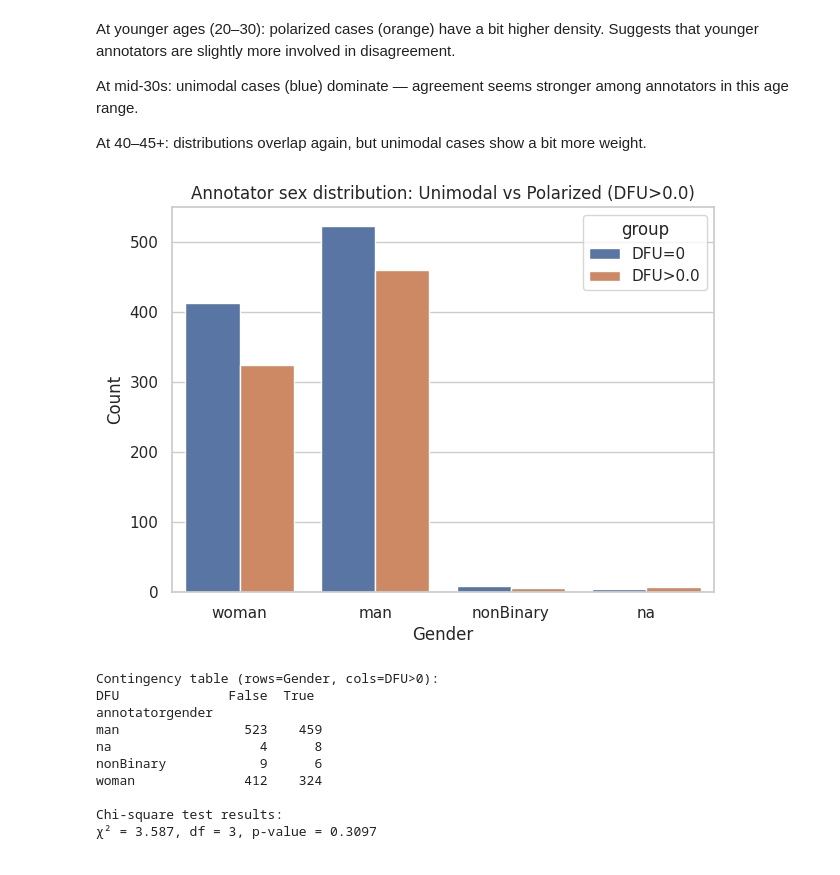
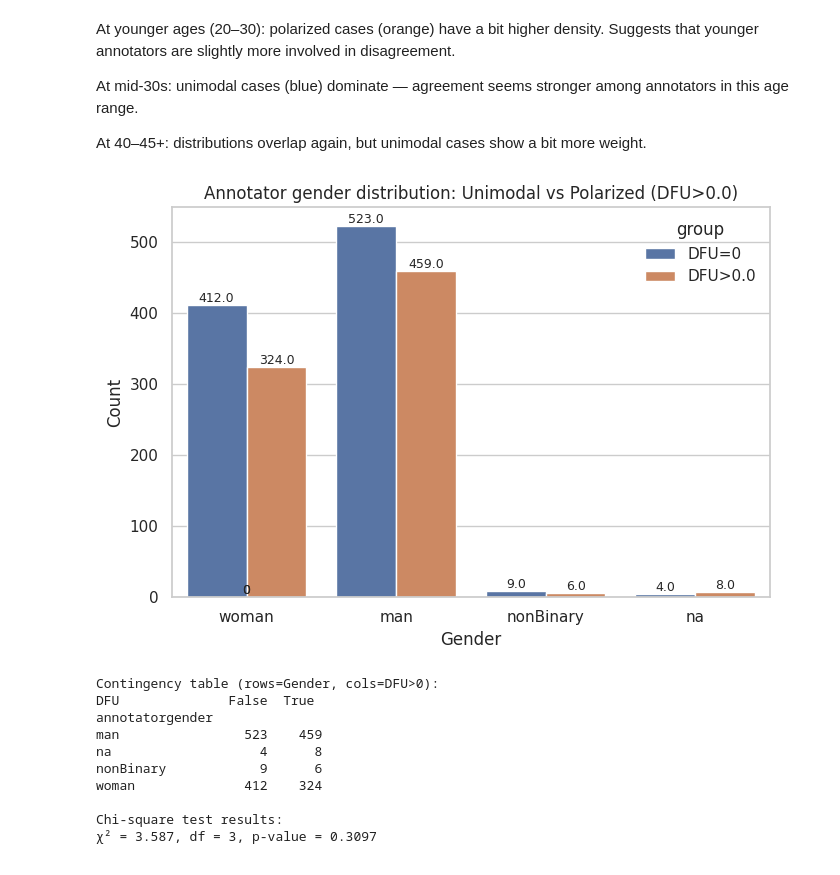
Before and after one commit to Swkratis210204/llm-dfu-bias-study, a Jupyter notebook: Thesis/Code/ThesisCodef.ipynb, the cells around one changed output. Saved outputs shown, nothing was run; the diff lists cells and outputs as text; code cells hidden in the pictures.

```diff
--- a/Thesis/Code/ThesisCodef.ipynb
+++ b/Thesis/Code/ThesisCodef.ipynb
@@ -659,28 +996,37 @@ At 40–45+: distributions overlap again, but unimodal cases show a bit more wei
 # %%
 # Exploration by gender
 uni = att_train[att_train["DFU"] == 0]
 pol = att_train[att_train["DFU"] > 0.0]
 
 s_uni = uni["annotatorgender"].explode().dropna()
 s_pol = pol["annotatorgender"].explode().dropna()
 
 plot_df = pd.concat(
     [
         pd.DataFrame({"sex": s_uni, "group": "DFU=0"}),
         pd.DataFrame({"sex": s_pol, "group": "DFU>0.0"}),
     ],
     ignore_index=True,
 )
 
 sns.set(style="whitegrid")
 plt.figure(figsize=(7,5))
-sns.countplot(data=plot_df, x="sex", hue="group")
-plt.title("Annotator sex distribution: Unimodal vs Polarized (DFU>0.0)")
+ax = sns.countplot(data=plot_df, x="sex", hue="group")
+
+# Add counts on top of each bar
+for p in ax.patches:
+    height = p.get_height()
+    ax.annotate(f"{height}",
+                (p.get_x() + p.get_width() / 2., height),
+                ha="center", va="bottom", fontsize=9)
+
+plt.title("Annotator gender distribution: Unimodal vs Polarized (DFU>0.0)")
 plt.xlabel("Gender")
 plt.ylabel("Count")
+plt.tight_layout()
 plt.show()
 # %% [output]
-[figure, old version]
+[figure, new version]
 # %%
 from scipy.stats import chi2_contingency
 
```
Also changed, not shown: parts of 96 cells of this notebook, 6 other files.
